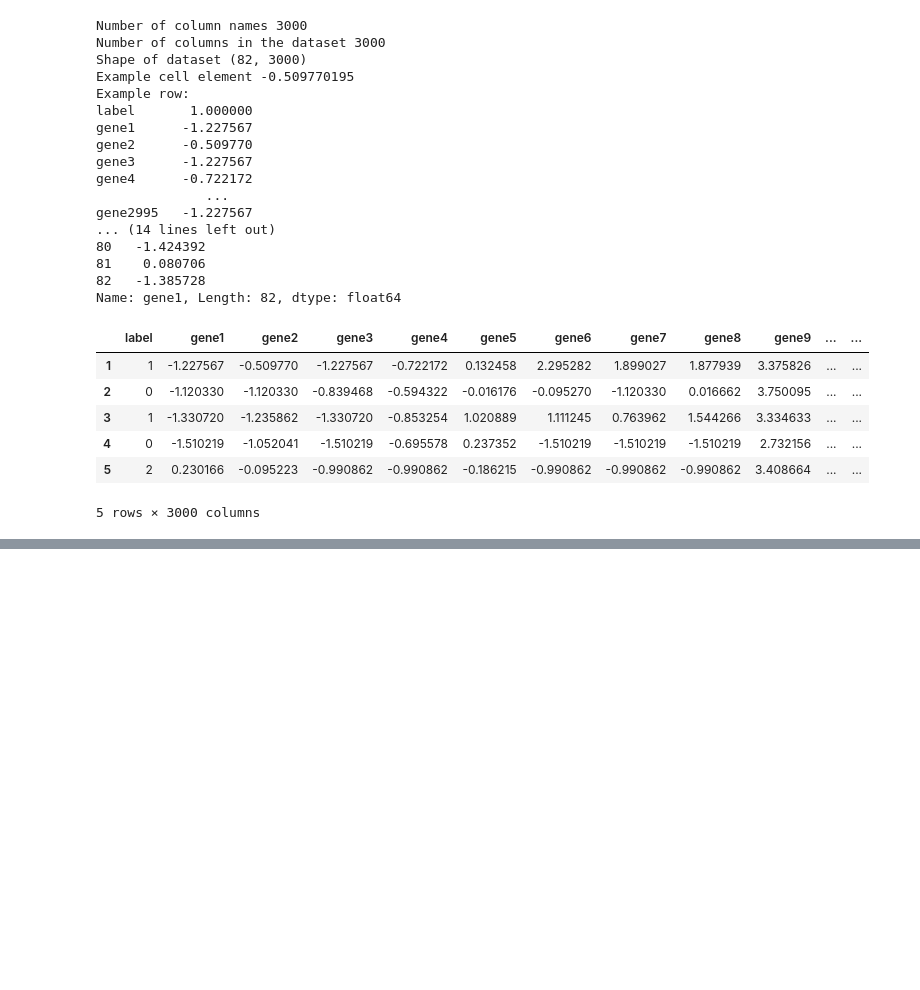
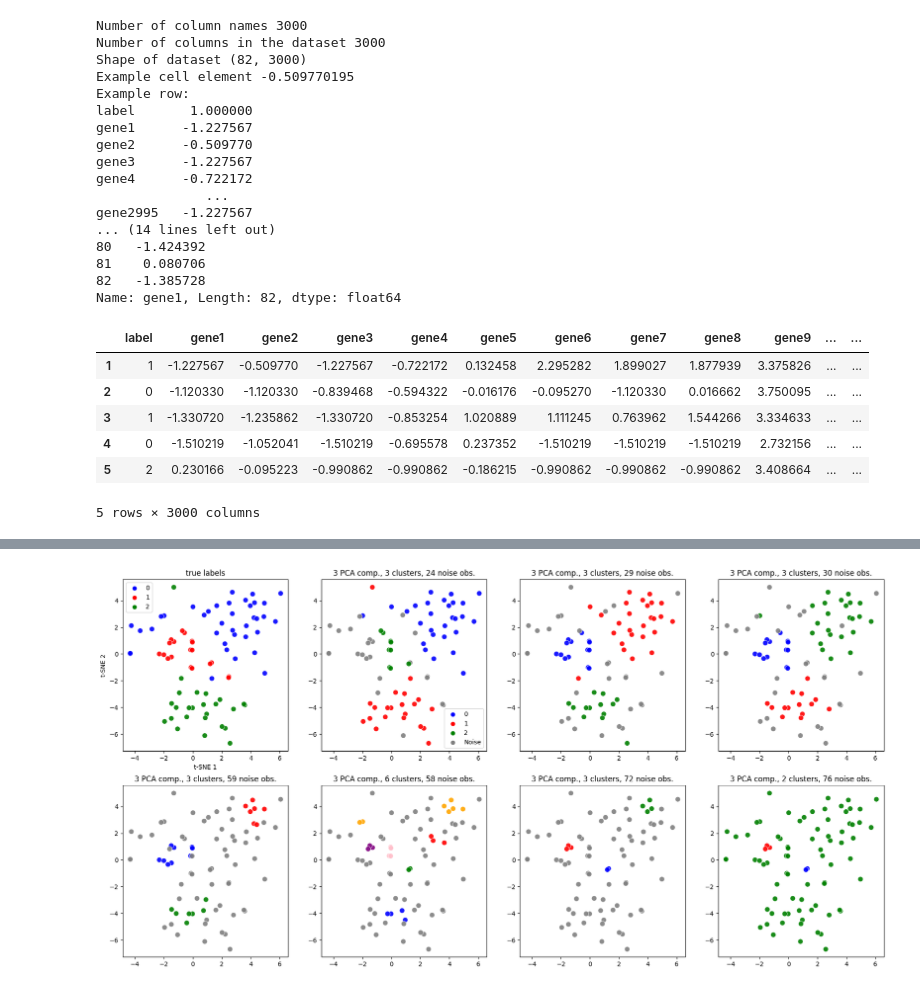
Before and after one commit to jespeols/MPCAS, a Jupyter notebook: MVE441_StatLearning/Project 3/Project_3_Theme_b_Clustering.ipynb, the cells around one changed output, grey strips where cells are left out. Drawn from its saved outputs; the diff is of its cells as text; code cells hidden in the pictures; blank space fills up the shorter version.

```diff
--- a/MVE441_StatLearning/Project 3/Project_3_Theme_b_Clustering.ipynb
+++ b/MVE441_StatLearning/Project 3/Project_3_Theme_b_Clustering.ipynb
@@ -173,0 +395,83 @@ Explained variation per principal component: [0.12563841 0.09442987 0.07225259]
+# %%
+
+def generate_DBSCAN_results(pca_levels):
+    cluster_labels_list = []
+    for level in pca_levels:
+        cluster_labels = generate_DBSCAN_clusters(pca_level=level)
+
+        cluster_labels_list.append(cluster_labels)
+
+    return cluster_labels_list
+
+pca_levels = [3, 10, 15, 25, 40, 50, 70]
+cluster_labels_list = generate_DBSCAN_results(pca_levels)
+
+def generate_DBSCAN_plots(pca_levels, cluster_labels_list):
+
+    plt.figure(figsize=(22,11))
+    for j in range(len(pca_levels)+1):
+        plt.subplot(2, 4, j+1)
+        if j == 0:
+            ax = sns.scatterplot(
+                x="t-SNE 1", y="t-SNE 2",
+                hue=cancerLabels.values,
+                palette=color_palette,
+                data=tsne_results,
+                s=70,
+                legend="full",
+                alpha=0.9
+            )
+            plt.title("true labels")
+            plt.legend(loc='upper left')
+        else:
+            print(f"Number of PCA components: {pca_levels[j-1]}")
+            cluster_labels = cluster_labels_list[j-1]
+
+            contains_noise = any(cluster_labels==-1)
+            if contains_noise:
+                cluster_labels[cluster_labels==-1] = 50 # Make outliers a separate cluster
+
+            num_noise = np.sum(cluster_labels==50)
+            print(f"Number of noise observations: {num_noise}")
+
+            colors_all = ['blue', 'red', 'green', 'orange', 'purple',
+                    'pink', 'brown', 'black', 'magenta', 'cyan']
+
+            num_clusters = len(np.unique(cluster_labels))-1
+            print("Number of cluster_labels:", num_clusters)
+            colors = colors_all[:max(len(np.unique(cluster_labels))-1, np.unique(cancerLabels).shape[0])] # Make sure we have enough colors
+            if contains_noise:
+                colors.append('grey')
+
+            colors_hex = [to_hex(i) for i in colors]
+
+            plt.subplot(2, 4, j+1)
+
+            ax = sns.scatterplot(
+                x='t-SNE 1', y='t-SNE 2',
+                hue=cluster_labels,
+                palette=colors_hex,
+                data=tsne_results,
+                s=70,
+                legend="full",
+                alpha=0.9
+            )
+            plt.xlabel("")
+            plt.ylabel("")
+            plt.title(f"{n_pca_components} PCA comp., {num_clusters} clusters, {num_noise} noise obs.")
+
+            if j == 1:
+                handles, _ = ax.get_legend_handles_labels()
+
+                labels = [str(i) for i in np.unique(cluster_labels)]
+                if contains_noise:
+                    labels[labels.index('50')] = 'Noise'
+
+                ax.legend(handles, labels, loc='best')
+            else:
+                ax.get_legend().remove()
+
+    plt.show()
+
+generate_DBSCAN_plots(pca_levels, cluster_labels_list)
+# %% [output]
@@ -173,0 +507 @@ Explained variation per principal component: [0.12563841 0.09442987 0.07225259]
+[figure, added]
```
Also changed, not shown: parts of 47 cells of this notebook.
